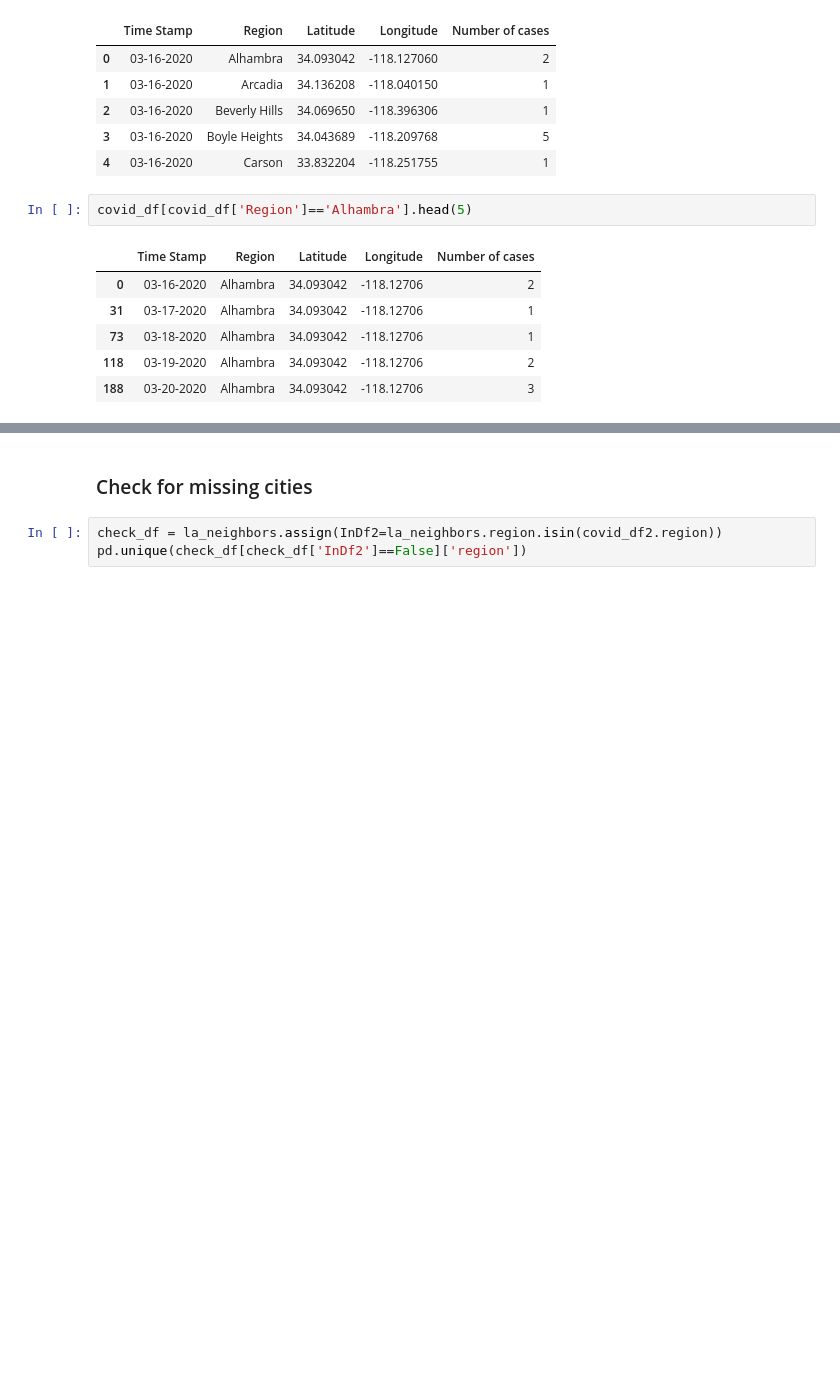
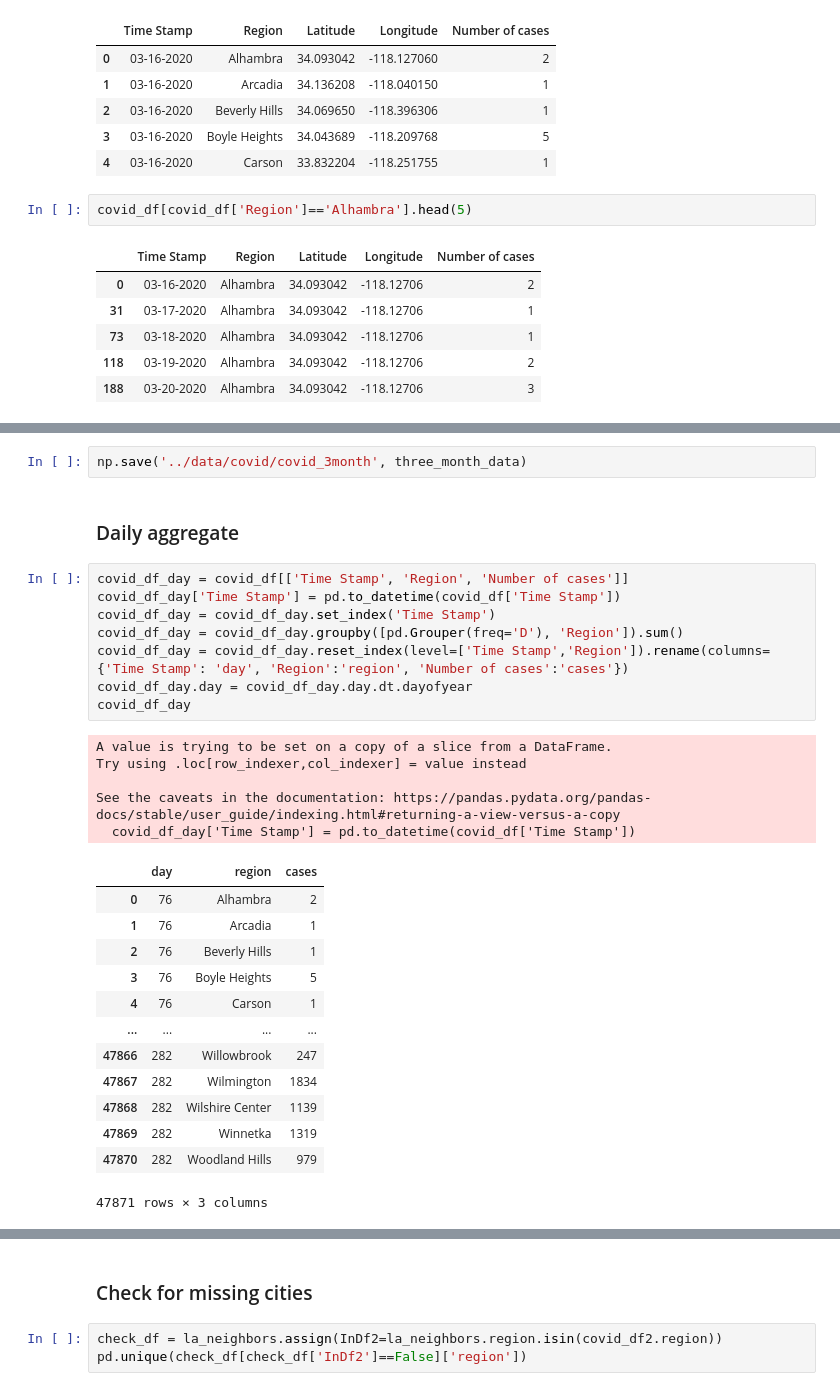
Before and after one commit to kaushiktandon/COVID-19-LA-Neighborhood-Case-Prediction, a Jupyter notebook: code/covid_cases_data_processing.ipynb, the cells around one changed output, grey strips where cells are left out. Cells and saved outputs as stored; diff of their text form; blank space fills up the shorter version.

```diff
--- a/code/covid_cases_data_processing.ipynb
+++ b/code/covid_cases_data_processing.ipynb
@@ -128,0 +396,31 @@ See the caveats in the documentation: https://pandas.pydata.org/pandas-docs/stab
+# %%
+np.save('../data/covid/covid_3month', three_month_data)
+# %% [markdown]
+### Daily aggregate
+# %%
+covid_df_day = covid_df[['Time Stamp', 'Region', 'Number of cases']]
+covid_df_day['Time Stamp'] = pd.to_datetime(covid_df['Time Stamp'])
+covid_df_day = covid_df_day.set_index('Time Stamp')
+covid_df_day = covid_df_day.groupby([pd.Grouper(freq='D'), 'Region']).sum()
+covid_df_day = covid_df_day.reset_index(level=['Time Stamp','Region']).rename(columns={'Time Stamp': 'day', 'Region':'region', 'Number of cases':'cases'})
+covid_df_day.day = covid_df_day.day.dt.dayofyear
+covid_df_day
+# %% [output]
+A value is trying to be set on a copy of a slice from a DataFrame.
+Try using .loc[row_indexer,col_indexer] = value instead
+
+See the caveats in the documentation: https://pandas.pydata.org/pandas-docs/stable/user_guide/indexing.html#returning-a-view-versus-a-copy
+  covid_df_day['Time Stamp'] = pd.to_datetime(covid_df['Time Stamp'])
+|  | day | region | cases |
+| 0 | 76 | Alhambra | 2 |
+| 1 | 76 | Arcadia | 1 |
+| 2 | 76 | Beverly Hills | 1 |
+| 3 | 76 | Boyle Heights | 5 |
+| 4 | 76 | Carson | 1 |
+| ... | ... | ... | ... |
+| 47866 | 282 | Willowbrook | 247 |
+| 47867 | 282 | Wilmington | 1834 |
+| 47868 | 282 | Wilshire Center | 1139 |
+| 47869 | 282 | Winnetka | 1319 |
+| 47870 | 282 | Woodland Hills | 979 |
+47871 rows × 3 columns
```
Also changed, not shown: parts of 20 cells of this notebook, 10 other files.
